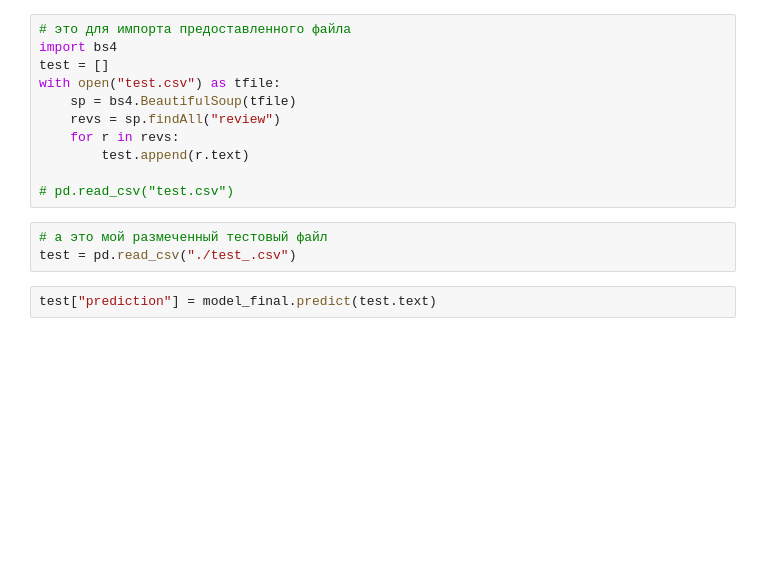
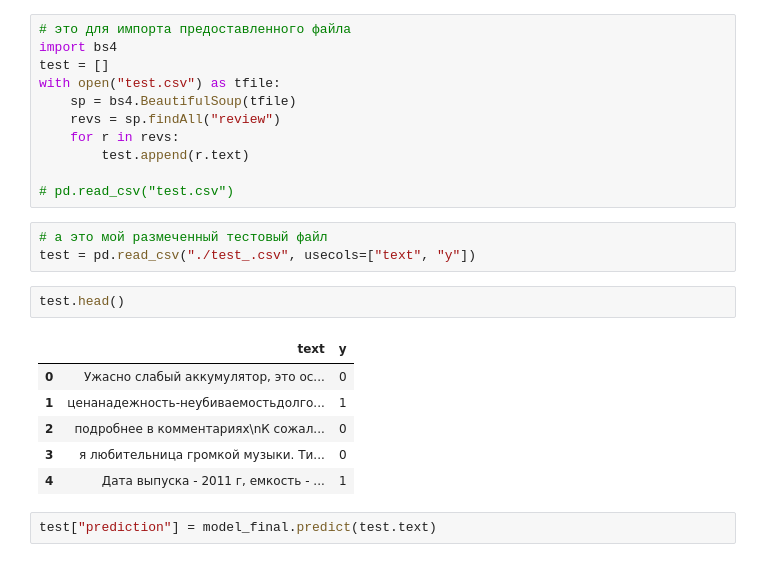
Before and after one commit to tomateit/mlspec-sentiment-demo, a Jupyter notebook: notebooks/creating_classifier_ru.ipynb, the cells around one changed output. Saved outputs shown, nothing was run; the diff lists cells and outputs as text; blank space fills up the shorter version.

```diff
--- a/notebooks/creating_classifier_ru.ipynb
+++ b/notebooks/creating_classifier_ru.ipynb
@@ -420,7 +472,16 @@ with open("test.csv") as tfile:
 # pd.read_csv("test.csv")
 # %%
 # а это мой размеченный тестовый файл
-test = pd.read_csv("./test_.csv")
+test = pd.read_csv("./test_.csv", usecols=["text", "y"])
+# %%
+test.head()
+# %% [output]
+|  | text | y |
+| 0 | Ужасно слабый аккумулятор, это ос... | 0 |
+| 1 | ценанадежность-неубиваемостьдолго... | 1 |
+| 2 | подробнее в комментариях\nК сожал... | 0 |
+| 3 | я любительница громкой музыки. Ти... | 0 |
+| 4 | Дата выпуска - 2011 г, емкость - ... | 1 |
 # %%
 test["prediction"] = model_final.predict(test.text)
 # %%
```
Also changed, not shown: parts of 17 cells of this notebook.
